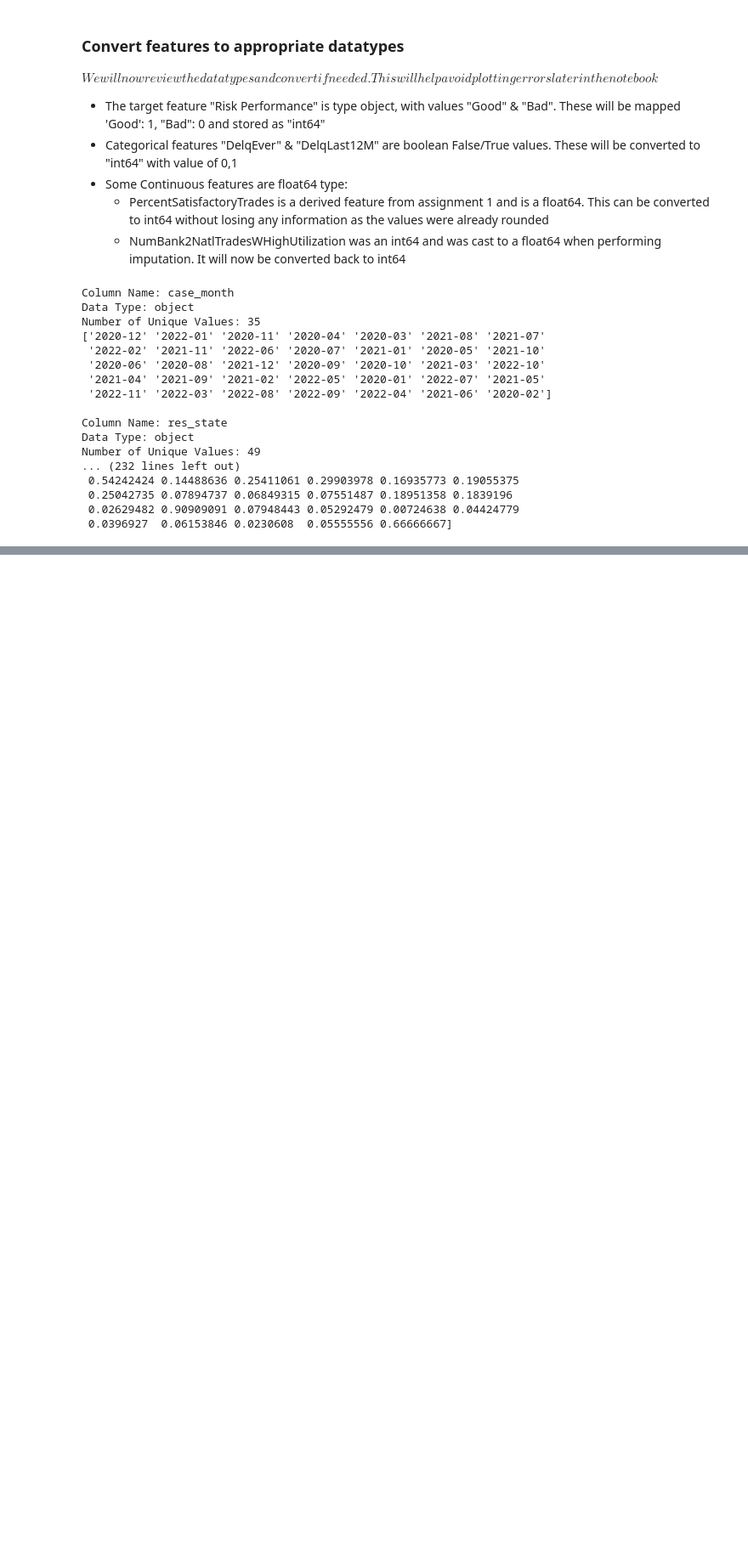
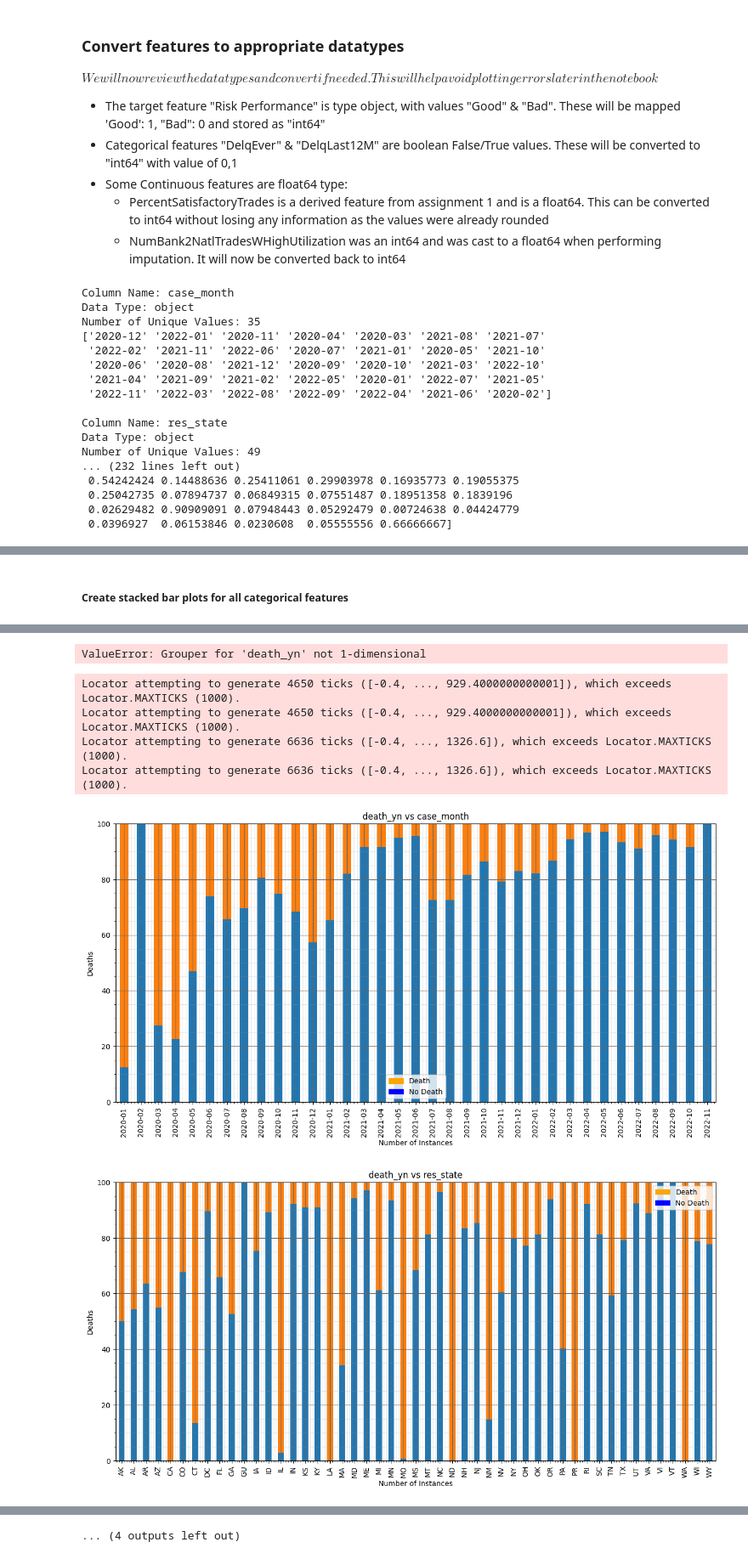
Before and after one commit to MichaelMoyles/MLCovid-19, a Jupyter notebook: 2022-Homework2-Notebook.ipynb, the cells around one changed output, grey strips where cells are left out. Shown at 85% size. Saved outputs shown, nothing was run; the diff lists cells and outputs as text; code cells hidden in the pictures; blank space fills up the shorter version.

Commit message:
WIP stack bar charts error currently

```diff
--- a/2022-Homework2-Notebook.ipynb
+++ b/2022-Homework2-Notebook.ipynb
@@ -260,0 +259,4 @@ for column in object_columns:
+# %%
+# separate out continuous and categorical features
+continuous_columns = df.select_dtypes(['float64','int64']).columns
+category_columns = df.select_dtypes('category').columns
@@ -260,0 +267,3 @@ for column in object_columns:
+# %%
+y = df["death_yn"]
+X = df.drop(["death_yn"],1)
@@ -260,0 +274,7 @@ for column in object_columns:
+# %%
+# Split the dataset into two datasets: 70% training and 30% test
+X_train, X_test, y_train, y_test = train_test_split(X, y, test_size=0.3,random_state=1)
+
+print("original range is: ",df.shape[0])
+print("training range (70%):\t rows 0 to", round(X_train.shape[0]))
+print("test range (30%): \t rows", round(X_train.shape[0]), "to", round(X_train.shape[0]) + X_test.shape[0])
@@ -260,0 +300,55 @@ for column in object_columns:
+# %% [markdown]
+##### Create stacked bar plots for all categorical features
+# %%
+# we will create temp dataframe for these plots, merging X_train and y_train
+df_temp= pd.concat([X_train, y_train], axis=1)
+
+
+# for each categorical feature create a stacked bar plot
+for categorical_feature in category_columns:
+    # Using code from the module lab
+
+    maxDelqEver = pd.unique(df_temp[categorical_feature].ravel())
+
+    # add new column and set values to zero
+    df_temp['percent'] = 0
+
+    #print header
+    print("\n", categorical_feature)
+    print("Index \t Count")
+
+    # for each delinquency category
+    for i in maxDelqEver:
+
+        count = df_temp[df_temp[categorical_feature] == i].count()['death_yn']
+        count_percentage = (1 / count) * 100
+
+        # print out index vs count
+        print(i, "\t", count)
+
+        index_list = df_temp[df_temp[categorical_feature] == i].index.tolist()
+        for ind in index_list:
+            df_temp.loc[ind, 'percent'] = count_percentage
+
+    group = df_temp[['percent',categorical_feature,'death_yn']].groupby([categorical_feature,'death_yn']).sum()
+
+    my_plot = group.unstack().plot(kind='bar', stacked=True, title=f"death_yn vs {categorical_feature}", figsize=(15,7), grid=True)
+
+    # add legend
+    red_patch = mpatches.Patch(color='orange', label='Death')
+    blue_patch = mpatches.Patch(color='blue', label='No Death')
+    my_plot.legend(handles=[red_patch, blue_patch], frameon = True)
+
+    # add gridlines
+    plt.grid(b=True, which='major', color='#666666', linestyle='-')
+    plt.minorticks_on()
+    plt.grid(b=True, which='minor', color='#999999', linestyle='-', alpha=0.2)
+
+    # add labels
+    my_plot.set_xlabel("Number of Instances")
+    my_plot.set_ylabel("Deaths")
+    my_plot.set_ylim([0,100])
+
+# drop 'percent' that was used only for stacked bar plot
+df_temp = df_temp.drop("percent", 1)
+# %% [output]
@@ -260,0 +372,7 @@ for column in object_columns:
+ValueError: Grouper for 'death_yn' not 1-dimensional
+Locator attempting to generate 4650 ticks ([-0.4, ..., 929.4000000000001]), which exceeds Locator.MAXTICKS (1000).
+Locator attempting to generate 4650 ticks ([-0.4, ..., 929.4000000000001]), which exceeds Locator.MAXTICKS (1000).
+Locator attempting to generate 6636 ticks ([-0.4, ..., 1326.6]), which exceeds Locator.MAXTICKS (1000).
+Locator attempting to generate 6636 ticks ([-0.4, ..., 1326.6]), which exceeds Locator.MAXTICKS (1000).
+[figure, added]
+[figure, added]
@@ -260,0 +400 @@ for column in object_columns:
+... (4 outputs left out)
```
Also changed, not shown: parts of 8 cells of this notebook.
